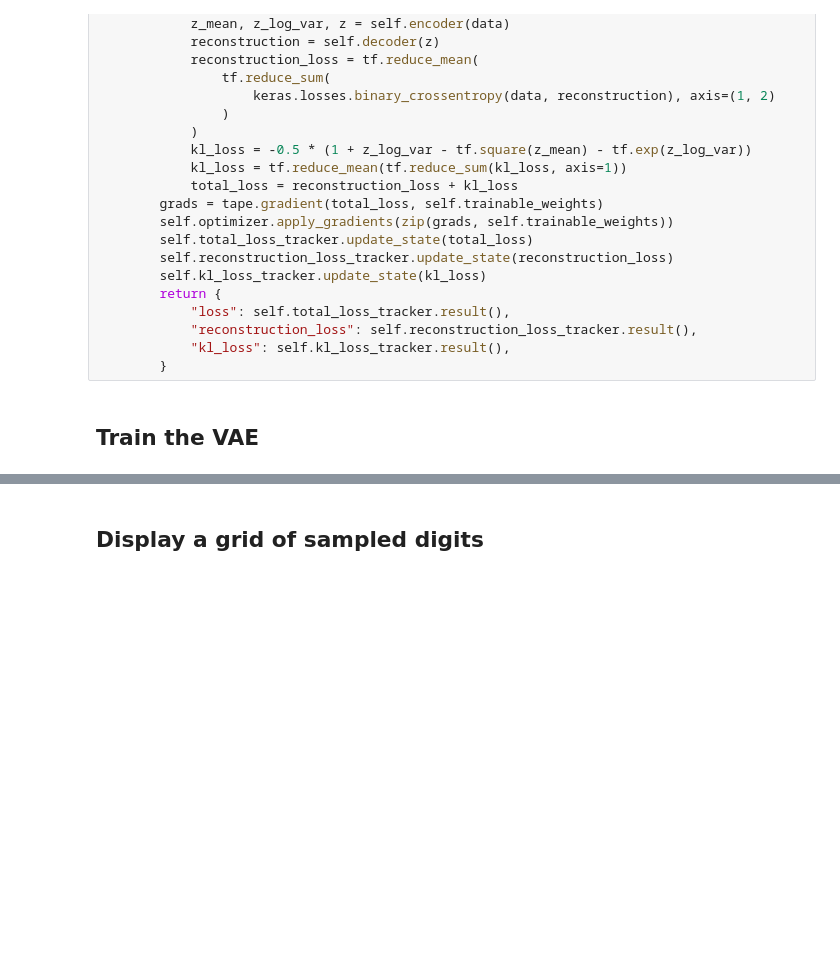
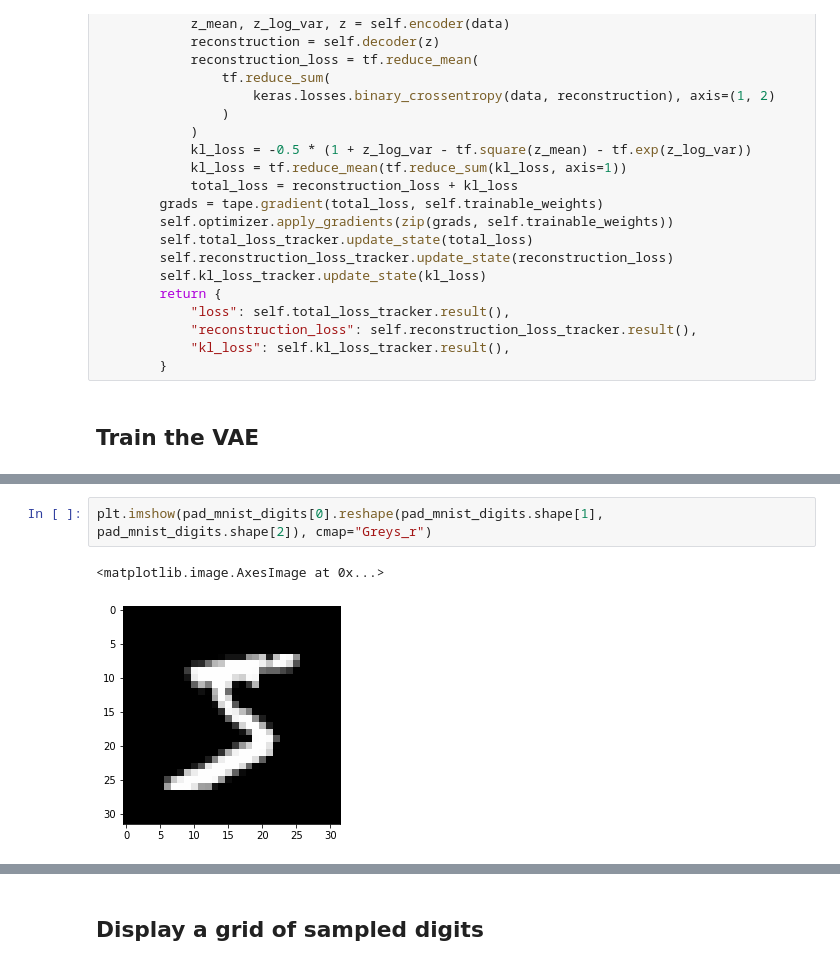
Before and after one commit to IosiaLectus/MLReadingGroup, a Jupyter notebook: Copy_of_vae.ipynb, the cells around one changed output, grey strips where cells are left out. Saved outputs shown, nothing was run; the diff lists cells and outputs as text; blank space fills up the shorter version.

```diff
--- a/Copy_of_vae.ipynb
+++ b/Copy_of_vae.ipynb
@@ -165,0 +167,5 @@ Epoch 30/30
+# %%
+plt.imshow(pad_mnist_digits[0].reshape(pad_mnist_digits.shape[1], pad_mnist_digits.shape[2]), cmap="Greys_r")
+# %% [output]
+<matplotlib.image.AxesImage at 0x...>
+[figure, added]
```
Also changed, not shown: parts of 12 cells of this notebook.
